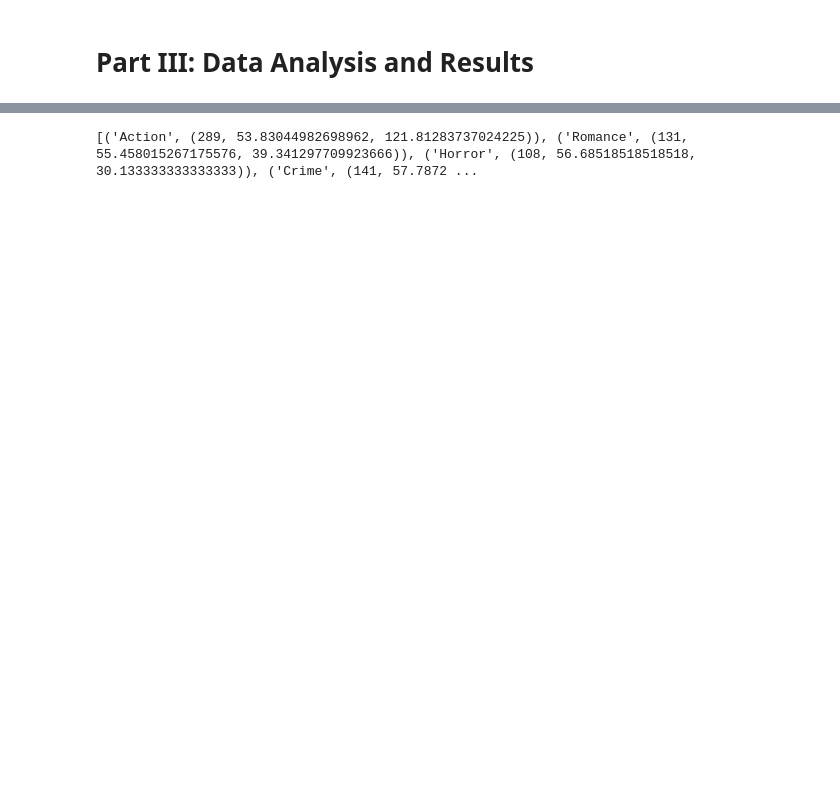
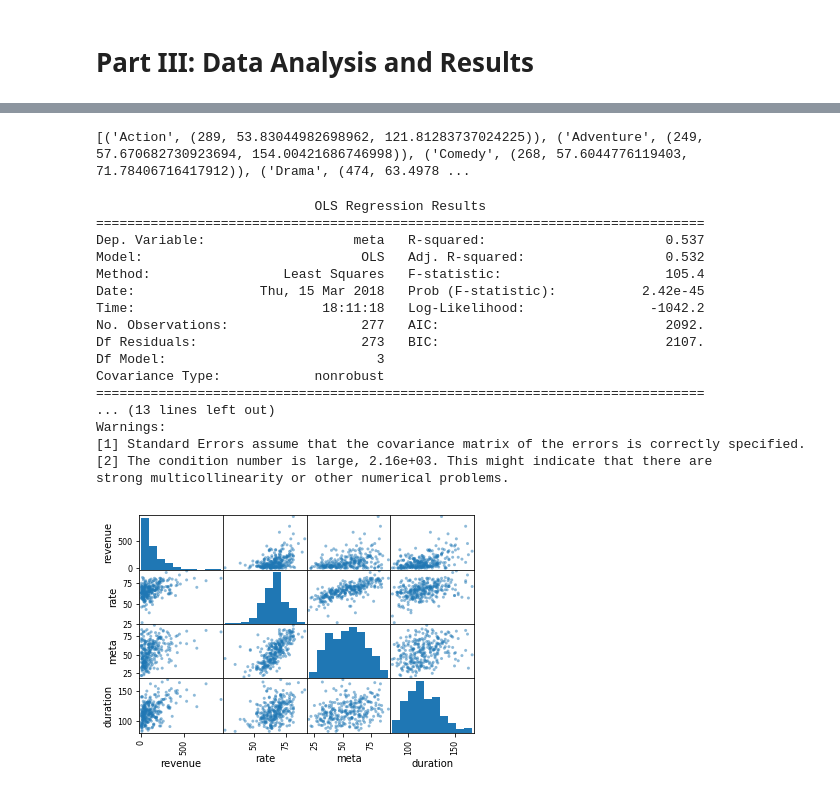
Before and after one commit to DYBCyrus/DataScienceProject, a Jupyter notebook: Pr_88FinalProject.ipynb, the cells around one changed output, grey strips where cells are left out. Drawn from its saved outputs; the diff is of its cells as text; code cells hidden in the pictures; blank space fills up the shorter version.

```diff
--- a/Pr_88FinalProject.ipynb
+++ b/Pr_88FinalProject.ipynb
@@ -503,4 +639,5 @@ fd = pd.plotting.scatter_matrix(high_rev_df[['revenue', 'rate', 'meta']])
 # %%
+# extract the most frequent genre in the imdb dataset, calculate the average metascore and revenue.
 popular_genre_dict = dict()
 
 for index, row in IMDB_dataset.iterrows():
@@ -521,9 +658,37 @@ for index, row in IMDB_dataset.iterrows():
 for k, v in list(popular_genre_dict.items()):
     newtuple = (v[0], v[1]/v[0], v[2]/v[0])
     popular_genre_dict[k] = newtuple
-    if v[0] <= 100:
+    if v[0] <= 200:
         del popular_genre_dict[k]
 popular_genre = list(popular_genre_dict.items())
 print(popular_genre)
 # %% [output]
-[('Action', (289, 53.83044982698962, 121.81283737024225)), ('Romance', (131, 55.458015267175576, 39.341297709923666)), ('Horror', (108, 56.68518518518518, 30.133333333333333)), ('Crime', (141, 57.7872 ...
+[('Action', (289, 53.83044982698962, 121.81283737024225)), ('Adventure', (249, 57.670682730923694, 154.00421686746998)), ('Comedy', (268, 57.6044776119403, 71.78406716417912)), ('Drama', (474, 63.4978 ...
+# %%
+# Analyze the correlation of different attribute in the scope of all action movies
+Action_data = IMDB_dataset[IMDB_dataset["genre"].str.contains('Action')]
+fd = pd.plotting.scatter_matrix(Action_data[['revenue', 'rate', 'meta', 'duration']])
+
+outcome, predictors = patsy.dmatrices('meta ~ rate + revenue + duration', Action_data)
+mod_all = sm.OLS(outcome, predictors)
+res_all = mod_all.fit()
+print(res_all.summary())
+# %% [output]
+                            OLS Regression Results
+==============================================================================
+Dep. Variable:                   meta   R-squared:                       0.537
+Model:                            OLS   Adj. R-squared:                  0.532
+Method:                 Least Squares   F-statistic:                     105.4
+Date:                Thu, 15 Mar 2018   Prob (F-statistic):           2.42e-45
+Time:                        18:11:18   Log-Likelihood:                -1042.2
+No. Observations:                 277   AIC:                             2092.
+Df Residuals:                     273   BIC:                             2107.
+Df Model:                           3
+Covariance Type:            nonrobust
+==============================================================================
+... (13 lines left out)
+Warnings:
+[1] Standard Errors assume that the covariance matrix of the errors is correctly specified.
+[2] The condition number is large, 2.16e+03. This might indicate that there are
+strong multicollinearity or other numerical problems.
+[figure, added]
```
Also changed, not shown: parts of 25 cells of this notebook.
